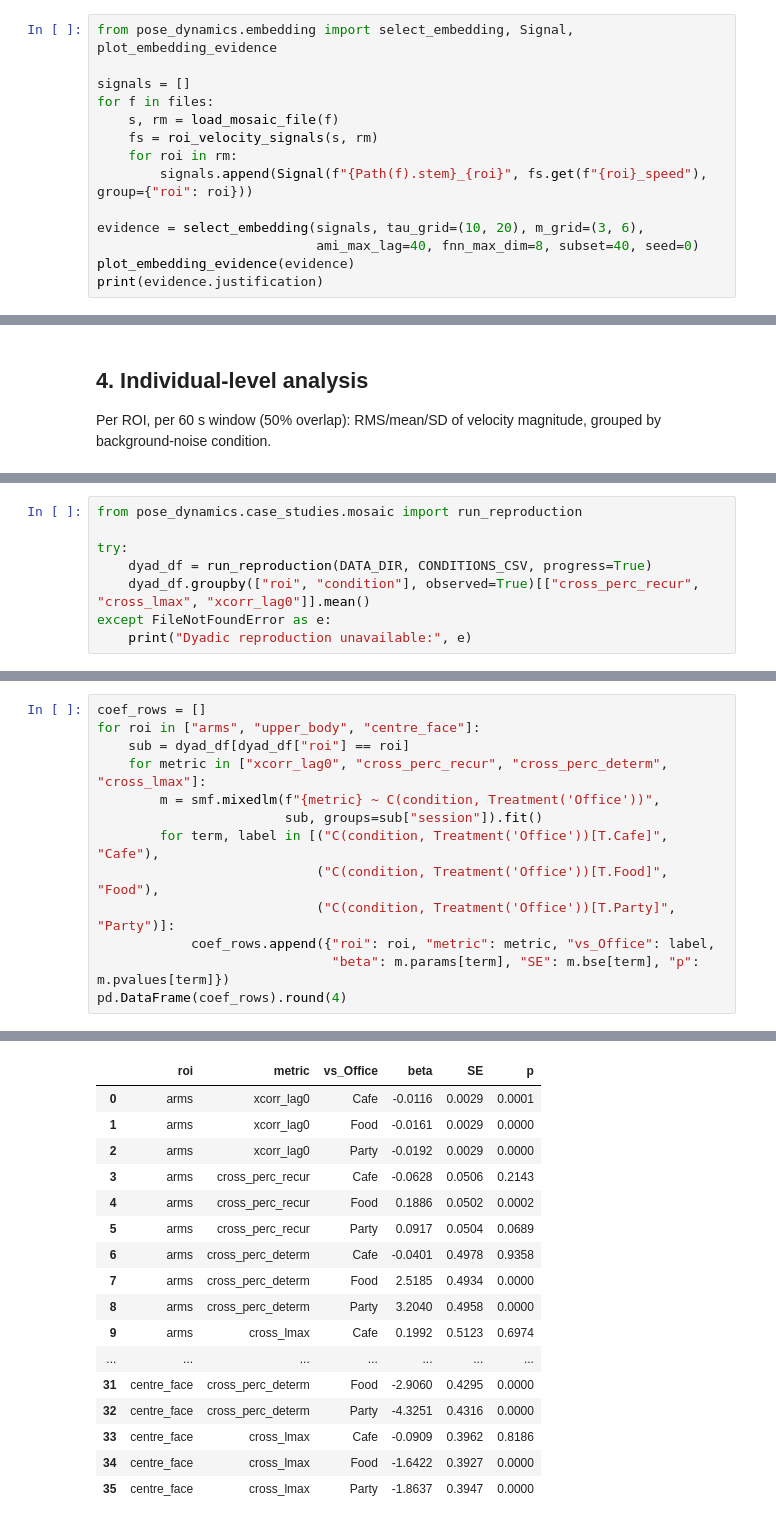
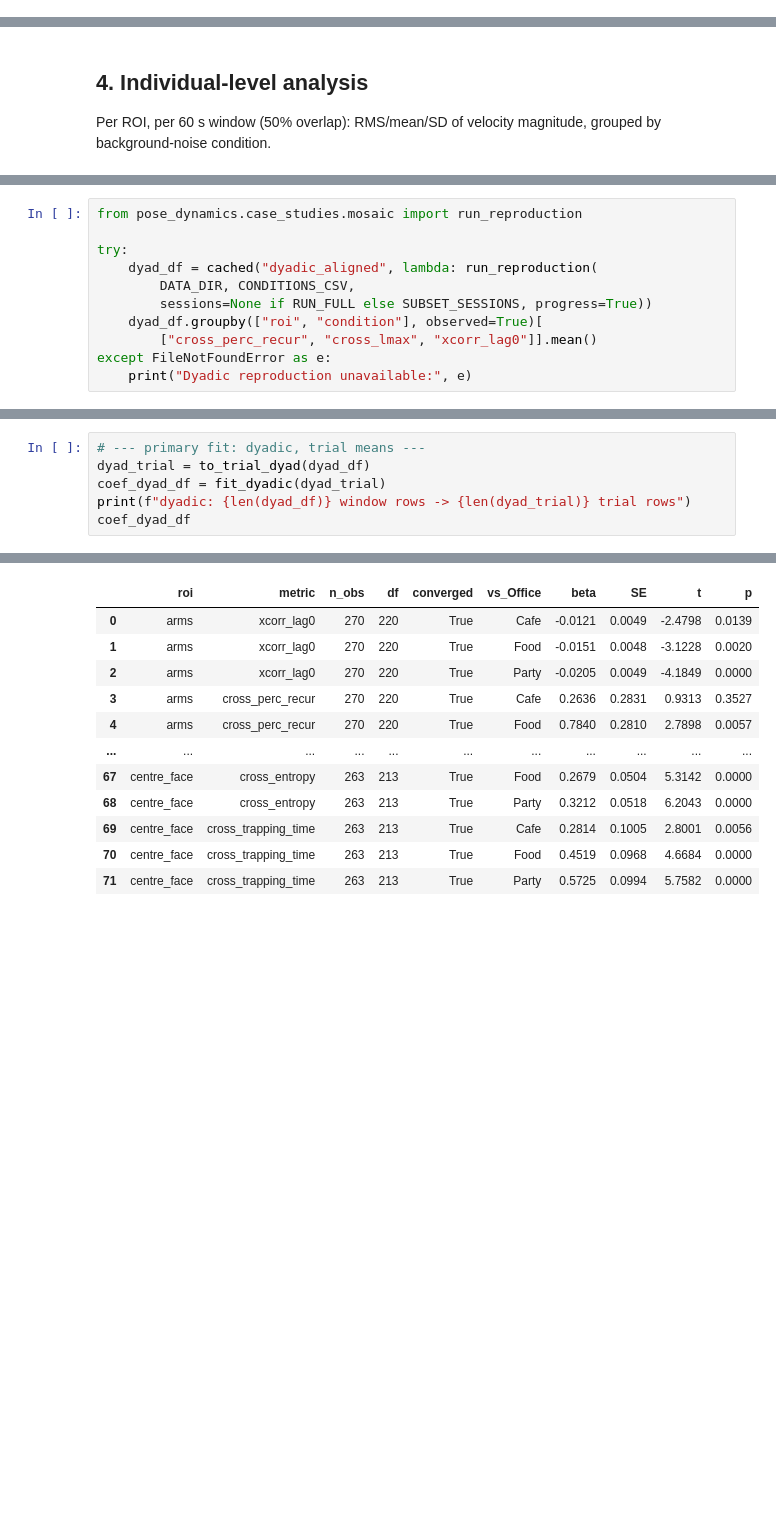
Before and after one commit to MInD-Laboratory/Pose-Dynamics, a Jupyter notebook: notebooks/case2_mosaic_reproduction.ipynb, the cells around one changed output, grey strips where cells are left out. Saved outputs shown, nothing was run; the diff lists cells and outputs as text; blank space fills up the shorter version.

```diff
--- a/notebooks/case2_mosaic_reproduction.ipynb
+++ b/notebooks/case2_mosaic_reproduction.ipynb
@@ -61,14 +192,0 @@ At 30 Hz we estimate `(τ, m)` from AMI/FNN across the ROI signals, then commit.
-# %%
-from pose_dynamics.embedding import select_embedding, Signal, plot_embedding_evidence
-
-signals = []
-for f in files:
-    s, rm = load_mosaic_file(f)
-    fs = roi_velocity_signals(s, rm)
-    for roi in rm:
-        signals.append(Signal(f"{Path(f).stem}_{roi}", fs.get(f"{roi}_speed"), group={"roi": roi}))
-
-evidence = select_embedding(signals, tau_grid=(10, 20), m_grid=(3, 6),
-                            ami_max_lag=40, fnn_max_dim=8, subset=40, seed=0)
-plot_embedding_evidence(evidence)
-print(evidence.justification)
@@ -159,8 +272,11 @@ both the `left` and `right` camera files are present for a session-trial.
 from pose_dynamics.case_studies.mosaic import run_reproduction
 
 try:
-    dyad_df = run_reproduction(DATA_DIR, CONDITIONS_CSV, progress=True)
-    dyad_df.groupby(["roi", "condition"], observed=True)[["cross_perc_recur", "cross_lmax", "xcorr_lag0"]].mean()
+    dyad_df = cached("dyadic_aligned", lambda: run_reproduction(
+        DATA_DIR, CONDITIONS_CSV,
+        sessions=None if RUN_FULL else SUBSET_SESSIONS, progress=True))
+    dyad_df.groupby(["roi", "condition"], observed=True)[
+        ["cross_perc_recur", "cross_lmax", "xcorr_lag0"]].mean()
 except FileNotFoundError as e:
     print("Dyadic reproduction unavailable:", e)
 # %% [output]
@@ -252,14 +333,7 @@ pd.DataFrame(coef_rows).round(4)
 # %%
-coef_rows = []
-for roi in ["arms", "upper_body", "centre_face"]:
-    sub = dyad_df[dyad_df["roi"] == roi]
-    for metric in ["xcorr_lag0", "cross_perc_recur", "cross_perc_determ", "cross_lmax"]:
-        m = smf.mixedlm(f"{metric} ~ C(condition, Treatment('Office'))",
-                        sub, groups=sub["session"]).fit()
-        for term, label in [("C(condition, Treatment('Office'))[T.Cafe]", "Cafe"),
-                            ("C(condition, Treatment('Office'))[T.Food]", "Food"),
-                            ("C(condition, Treatment('Office'))[T.Party]", "Party")]:
-            coef_rows.append({"roi": roi, "metric": metric, "vs_Office": label,
-                              "beta": m.params[term], "SE": m.bse[term], "p": m.pvalues[term]})
-pd.DataFrame(coef_rows).round(4)
+# --- primary fit: dyadic, trial means ---
+dyad_trial = to_trial_dyad(dyad_df)
+coef_dyad_df = fit_dyadic(dyad_trial)
+print(f"dyadic: {len(dyad_df)} window rows -> {len(dyad_trial)} trial rows")
+coef_dyad_df
 # %% [output]
@@ -266,17 +341,12 @@ pd.DataFrame(coef_rows).round(4)
-|  | roi | metric | vs_Office | beta | SE | p |
-| 0 | arms | xcorr_lag0 | Cafe | -0.0116 | 0.0029 | 0.0001 |
-| 1 | arms | xcorr_lag0 | Food | -0.0161 | 0.0029 | 0.0000 |
-| 2 | arms | xcorr_lag0 | Party | -0.0192 | 0.0029 | 0.0000 |
-| 3 | arms | cross_perc_recur | Cafe | -0.0628 | 0.0506 | 0.2143 |
-| 4 | arms | cross_perc_recur | Food | 0.1886 | 0.0502 | 0.0002 |
-| 5 | arms | cross_perc_recur | Party | 0.0917 | 0.0504 | 0.0689 |
-| 6 | arms | cross_perc_determ | Cafe | -0.0401 | 0.4978 | 0.9358 |
-| 7 | arms | cross_perc_determ | Food | 2.5185 | 0.4934 | 0.0000 |
-| 8 | arms | cross_perc_determ | Party | 3.2040 | 0.4958 | 0.0000 |
-| 9 | arms | cross_lmax | Cafe | 0.1992 | 0.5123 | 0.6974 |
-| ... | ... | ... | ... | ... | ... | ... |
-| 31 | centre_face | cross_perc_determ | Food | -2.9060 | 0.4295 | 0.0000 |
-| 32 | centre_face | cross_perc_determ | Party | -4.3251 | 0.4316 | 0.0000 |
-| 33 | centre_face | cross_lmax | Cafe | -0.0909 | 0.3962 | 0.8186 |
-| 34 | centre_face | cross_lmax | Food | -1.6422 | 0.3927 | 0.0000 |
-| 35 | centre_face | cross_lmax | Party | -1.8637 | 0.3947 | 0.0000 |
+|  | roi | metric | n_obs | df | converged | vs_Office | beta | SE | t | p |
+| 0 | arms | xcorr_lag0 | 270 | 220 | True | Cafe | -0.0121 | 0.0049 | -2.4798 | 0.0139 |
+| 1 | arms | xcorr_lag0 | 270 | 220 | True | Food | -0.0151 | 0.0048 | -3.1228 | 0.0020 |
+| 2 | arms | xcorr_lag0 | 270 | 220 | True | Party | -0.0205 | 0.0049 | -4.1849 | 0.0000 |
+| 3 | arms | cross_perc_recur | 270 | 220 | True | Cafe | 0.2636 | 0.2831 | 0.9313 | 0.3527 |
+| 4 | arms | cross_perc_recur | 270 | 220 | True | Food | 0.7840 | 0.2810 | 2.7898 | 0.0057 |
+| ... | ... | ... | ... | ... | ... | ... | ... | ... | ... | ... |
+| 67 | centre_face | cross_entropy | 263 | 213 | True | Food | 0.2679 | 0.0504 | 5.3142 | 0.0000 |
+| 68 | centre_face | cross_entropy | 263 | 213 | True | Party | 0.3212 | 0.0518 | 6.2043 | 0.0000 |
+| 69 | centre_face | cross_trapping_time | 263 | 213 | True | Cafe | 0.2814 | 0.1005 | 2.8001 | 0.0056 |
+| 70 | centre_face | cross_trapping_time | 263 | 213 | True | Food | 0.4519 | 0.0968 | 4.6684 | 0.0000 |
+| 71 | centre_face | cross_trapping_time | 263 | 213 | True | Party | 0.5725 | 0.0994 | 5.7582 | 0.0000 |
```
Also changed, not shown: parts of 34 cells of this notebook, 8 other files.
